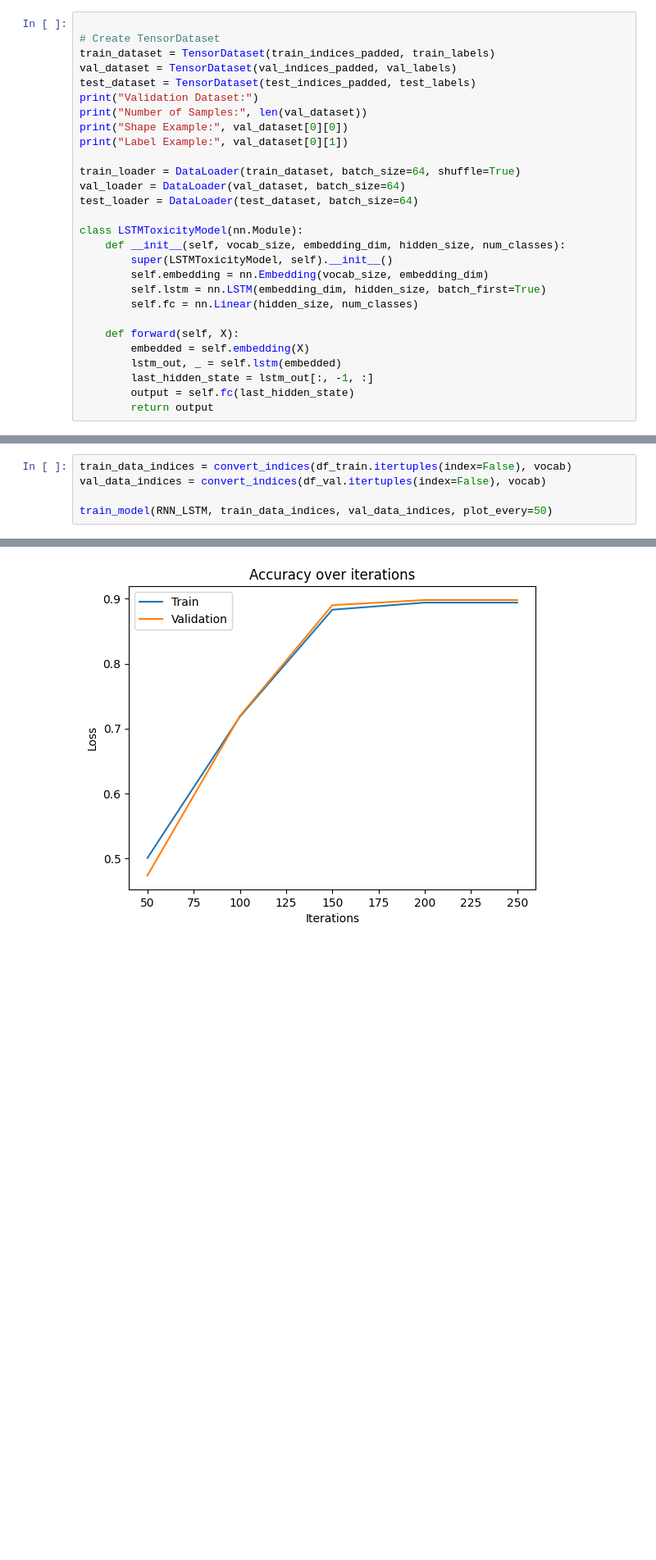
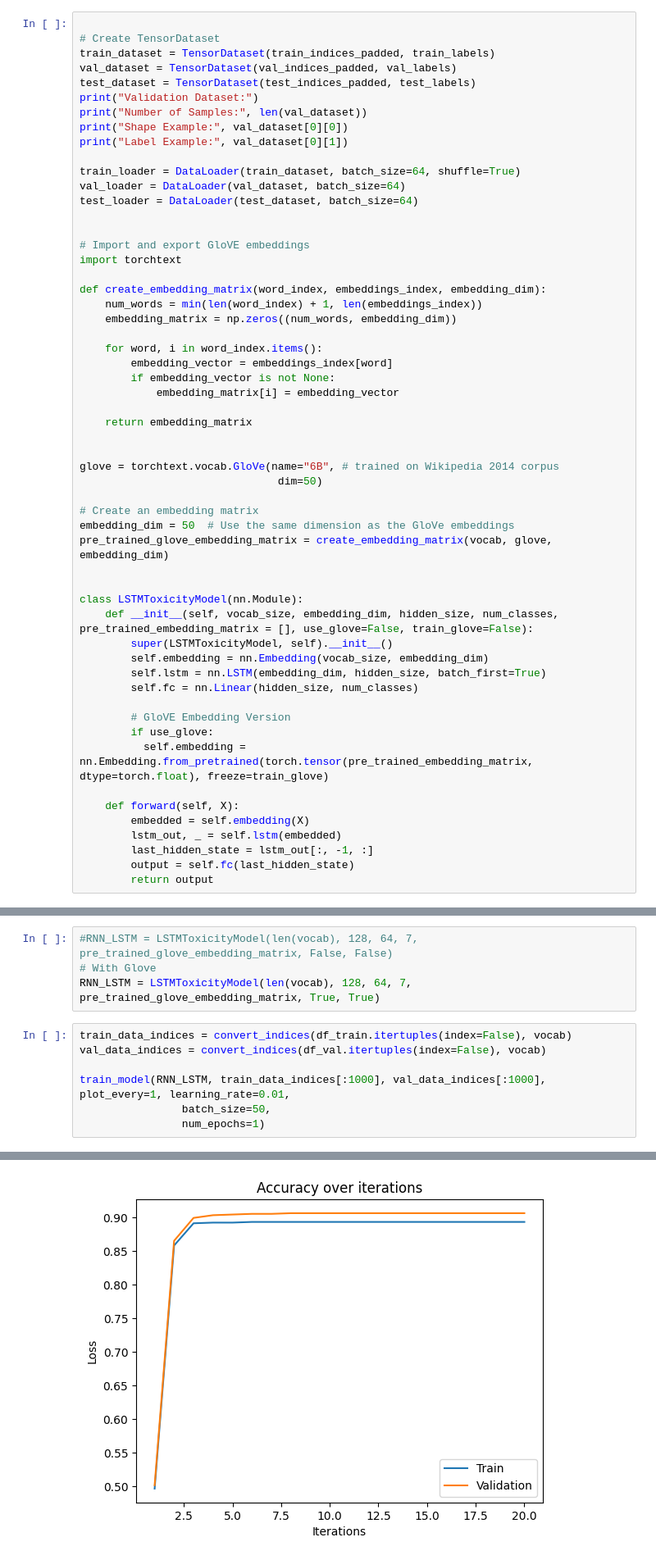
Before and after one commit to MD-Hamza/Toxicity-Detector, a Jupyter notebook: Toxicity_Detector.ipynb, the cells around one changed output, grey strips where cells are left out. Shown at 82% size. Drawn from its saved outputs; the diff is of its cells as text; blank space fills up the shorter version.

```diff
--- a/Toxicity_Detector.ipynb
+++ b/Toxicity_Detector.ipynb
@@ -211,12 +212,40 @@ train_loader = DataLoader(train_dataset, batch_size=64, shuffle=True)
 val_loader = DataLoader(val_dataset, batch_size=64)
 test_loader = DataLoader(test_dataset, batch_size=64)
 
+
+# Import and export GloVE embeddings
+import torchtext
+
+def create_embedding_matrix(word_index, embeddings_index, embedding_dim):
+    num_words = min(len(word_index) + 1, len(embeddings_index))
+    embedding_matrix = np.zeros((num_words, embedding_dim))
+
+    for word, i in word_index.items():
+        embedding_vector = embeddings_index[word]
+        if embedding_vector is not None:
+            embedding_matrix[i] = embedding_vector
+
+    return embedding_matrix
+
+
+glove = torchtext.vocab.GloVe(name="6B", # trained on Wikipedia 2014 corpus
+                               dim=50)
+
+# Create an embedding matrix
+embedding_dim = 50  # Use the same dimension as the GloVe embeddings
+pre_trained_glove_embedding_matrix = create_embedding_matrix(vocab, glove, embedding_dim)
+
+
 class LSTMToxicityModel(nn.Module):
-    def __init__(self, vocab_size, embedding_dim, hidden_size, num_classes):
+    def __init__(self, vocab_size, embedding_dim, hidden_size, num_classes, pre_trained_embedding_matrix = [], use_glove=False, train_glove=False):
         super(LSTMToxicityModel, self).__init__()
         self.embedding = nn.Embedding(vocab_size, embedding_dim)
         self.lstm = nn.LSTM(embedding_dim, hidden_size, batch_first=True)
         self.fc = nn.Linear(hidden_size, num_classes)
+
+        # GloVE Embedding Version
+        if use_glove:
+          self.embedding = nn.Embedding.from_pretrained(torch.tensor(pre_trained_embedding_matrix, dtype=torch.float), freeze=train_glove)
 
     def forward(self, X):
         embedded = self.embedding(X)
@@ -356,6 +382,12 @@ RNN_LSTM = LSTMToxicityModel(len(vocab), 128, 64, 7)
+# %%
+#RNN_LSTM = LSTMToxicityModel(len(vocab), 128, 64, 7, pre_trained_glove_embedding_matrix, False, False)
+# With Glove
+RNN_LSTM = LSTMToxicityModel(len(vocab), 128, 64, 7, pre_trained_glove_embedding_matrix, True, True)
 # %%
 train_data_indices = convert_indices(df_train.itertuples(index=False), vocab)
 val_data_indices = convert_indices(df_val.itertuples(index=False), vocab)
 
-train_model(RNN_LSTM, train_data_indices, val_data_indices, plot_every=50)
+train_model(RNN_LSTM, train_data_indices[:1000], val_data_indices[:1000], plot_every=1, learning_rate=0.01,
+                batch_size=50,
+                num_epochs=1)
 # %% [output]
@@ -371 +415 @@ KeyboardInterrupt: ignored
-[figure, old version]
+[figure, new version]
```
Also changed, not shown: parts of 12 cells of this notebook.
